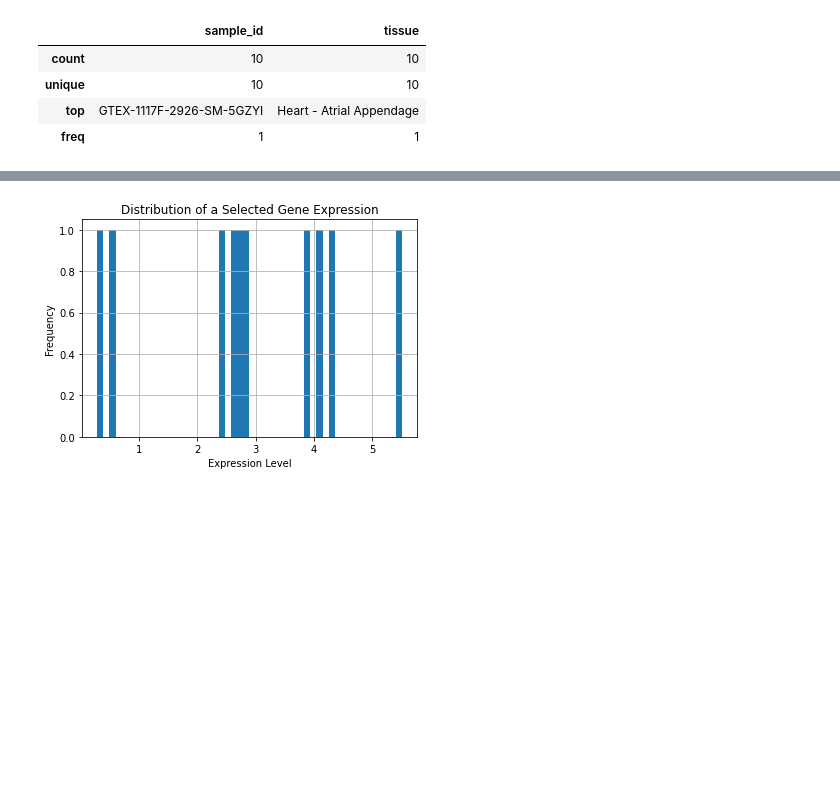
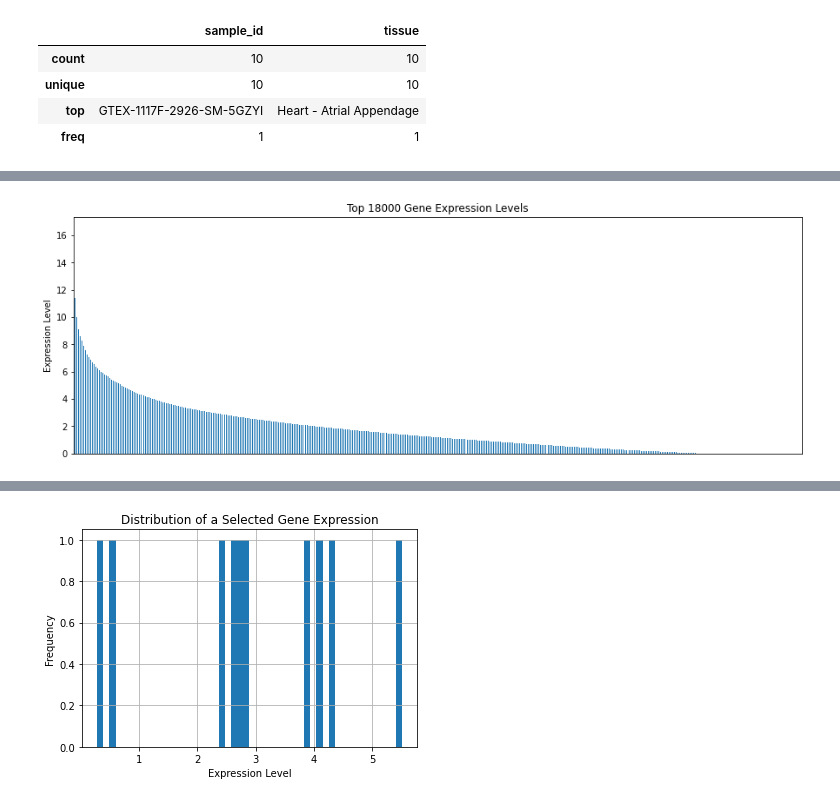
Before and after one commit to notaiax/Prediction-of-protein-isoforms-using-semi-supervised-learning, a Jupyter notebook: explore_data.ipynb, the cells around one changed output, grey strips where cells are left out. Cells and saved outputs as stored; diff of their text form; code cells hidden in the pictures; blank space fills up the shorter version.

```diff
--- a/explore_data.ipynb
+++ b/explore_data.ipynb
@@ -171,0 +260,4 @@ chunk.describe()
+# %%
+plot_top_genes_no_text(data_chunk.iloc[0], top_n=18000)
+# %% [output]
+[figure, added]
```
Also changed, not shown: parts of 25 cells of this notebook.
